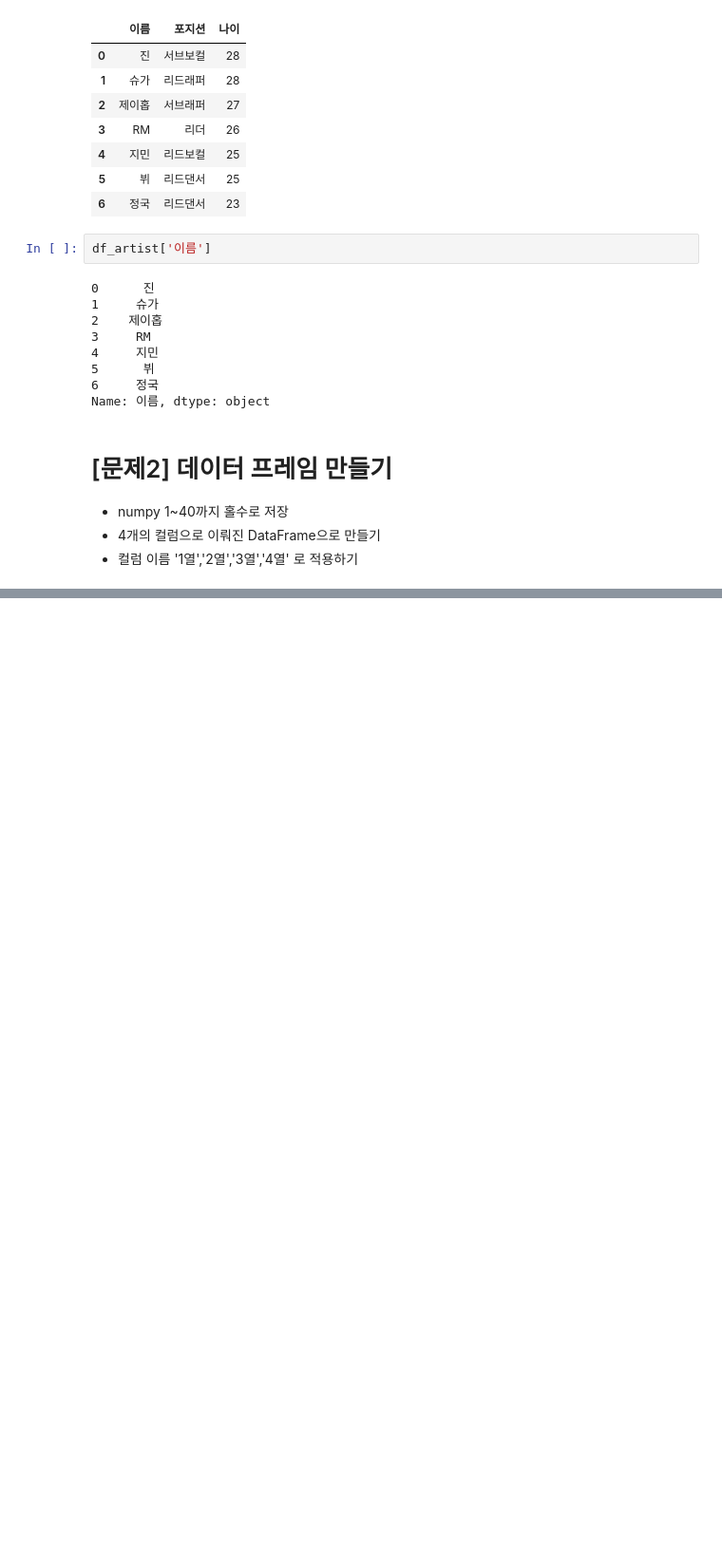
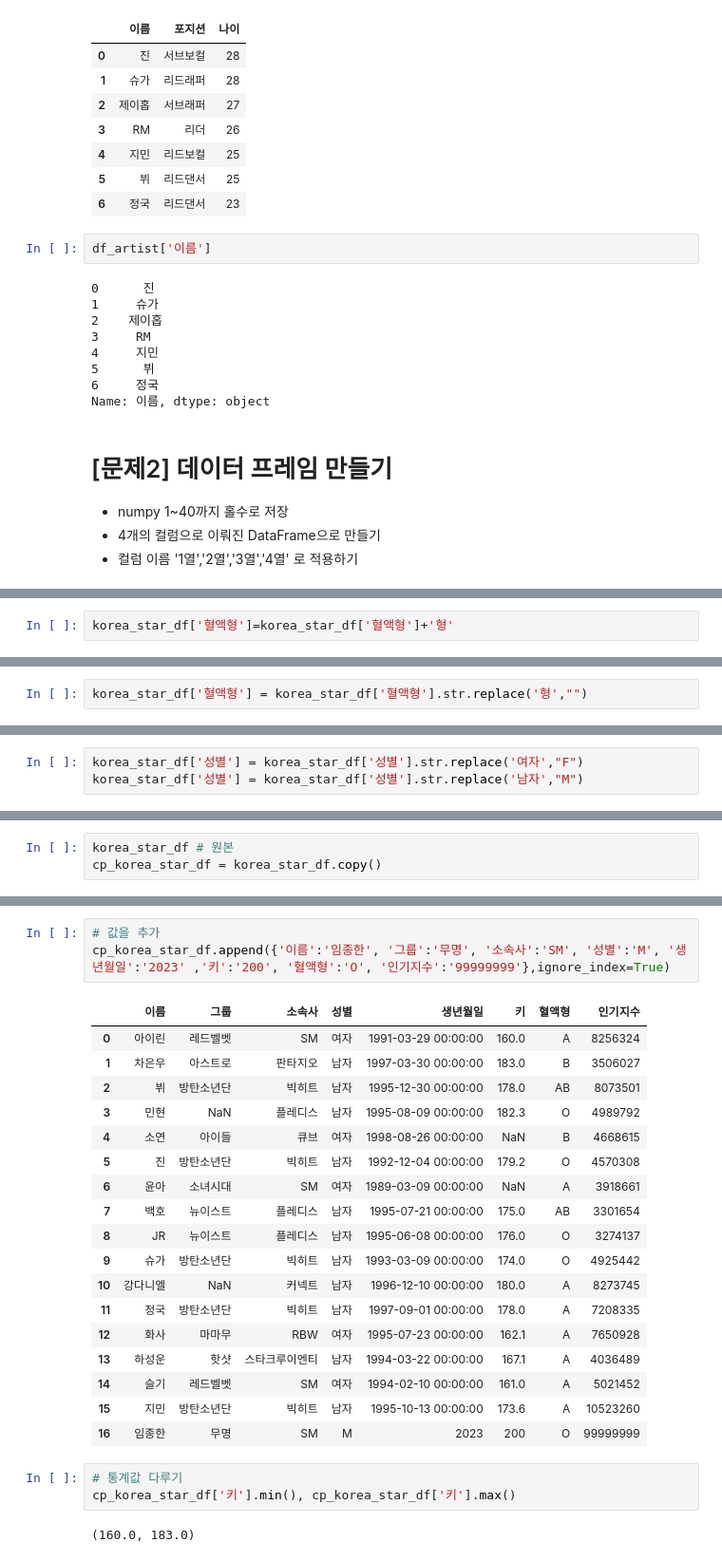
Before and after one commit to datajcthemax/playdata, a Jupyter notebook: day11.ipynb, the cells around one changed output, grey strips where cells are left out. Shown: that part at 95% size. Cells and saved outputs as stored; diff of their text form; blank space fills up the shorter version.

```diff
--- a/day11.ipynb
+++ b/day11.ipynb
@@ -181,0 +622,2 @@ Name: 이름, dtype: object
+# %%
+korea_star_df['혈액형']=korea_star_df['혈액형']+'형'
@@ -181,0 +644,2 @@ Name: 이름, dtype: object
+# %%
+korea_star_df['혈액형'] = korea_star_df['혈액형'].str.replace('형',"")
@@ -181,0 +668,3 @@ Name: 이름, dtype: object
+# %%
+korea_star_df['성별'] = korea_star_df['성별'].str.replace('여자',"F")
+korea_star_df['성별'] = korea_star_df['성별'].str.replace('남자',"M")
@@ -181,0 +691,3 @@ Name: 이름, dtype: object
+# %%
+korea_star_df # 원본
+cp_korea_star_df = korea_star_df.copy()
@@ -181,0 +705,27 @@ Name: 이름, dtype: object
+# %%
+# 값을 추가
+cp_korea_star_df.append({'이름':'임종한', '그룹':'무명', '소속사':'SM', '성별':'M', '생년월일':'2023' ,'키':'200', '혈액형':'O', '인기지수':'99999999'},ignore_index=True)
+# %% [output]
+|  | 이름 | 그룹 | 소속사 | 성별 | 생년월일 | 키 | 혈액형 | 인기지수 |
+| 0 | 아이린 | 레드벨벳 | SM | 여자 | 1991-03-29 00:00:00 | 160.0 | A | 8256324 |
+| 1 | 차은우 | 아스트로 | 판타지오 | 남자 | 1997-03-30 00:00:00 | 183.0 | B | 3506027 |
+| 2 | 뷔 | 방탄소년단 | 빅히트 | 남자 | 1995-12-30 00:00:00 | 178.0 | AB | 8073501 |
+| 3 | 민현 | NaN | 플레디스 | 남자 | 1995-08-09 00:00:00 | 182.3 | O | 4989792 |
+| 4 | 소연 | 아이들 | 큐브 | 여자 | 1998-08-26 00:00:00 | NaN | B | 4668615 |
+| 5 | 진 | 방탄소년단 | 빅히트 | 남자 | 1992-12-04 00:00:00 | 179.2 | O | 4570308 |
+| 6 | 윤아 | 소녀시대 | SM | 여자 | 1989-03-09 00:00:00 | NaN | A | 3918661 |
+| 7 | 백호 | 뉴이스트 | 플레디스 | 남자 | 1995-07-21 00:00:00 | 175.0 | AB | 3301654 |
+| 8 | JR | 뉴이스트 | 플레디스 | 남자 | 1995-06-08 00:00:00 | 176.0 | O | 3274137 |
+| 9 | 슈가 | 방탄소년단 | 빅히트 | 남자 | 1993-03-09 00:00:00 | 174.0 | O | 4925442 |
+| 10 | 강다니엘 | NaN | 커넥트 | 남자 | 1996-12-10 00:00:00 | 180.0 | A | 8273745 |
+| 11 | 정국 | 방탄소년단 | 빅히트 | 남자 | 1997-09-01 00:00:00 | 178.0 | A | 7208335 |
+| 12 | 화사 | 마마무 | RBW | 여자 | 1995-07-23 00:00:00 | 162.1 | A | 7650928 |
+| 13 | 하성운 | 핫샷 | 스타크루이엔티 | 남자 | 1994-03-22 00:00:00 | 167.1 | A | 4036489 |
+| 14 | 슬기 | 레드벨벳 | SM | 여자 | 1994-02-10 00:00:00 | 161.0 | A | 5021452 |
+| 15 | 지민 | 방탄소년단 | 빅히트 | 남자 | 1995-10-13 00:00:00 | 173.6 | A | 10523260 |
+| 16 | 임종한 | 무명 | SM | M | 2023 | 200 | O | 99999999 |
+# %%
+# 통계값 다루기
+cp_korea_star_df['키'].min(), cp_korea_star_df['키'].max()
+# %% [output]
+(160.0, 183.0)
```
Also changed, not shown: parts of 65 cells of this notebook.
